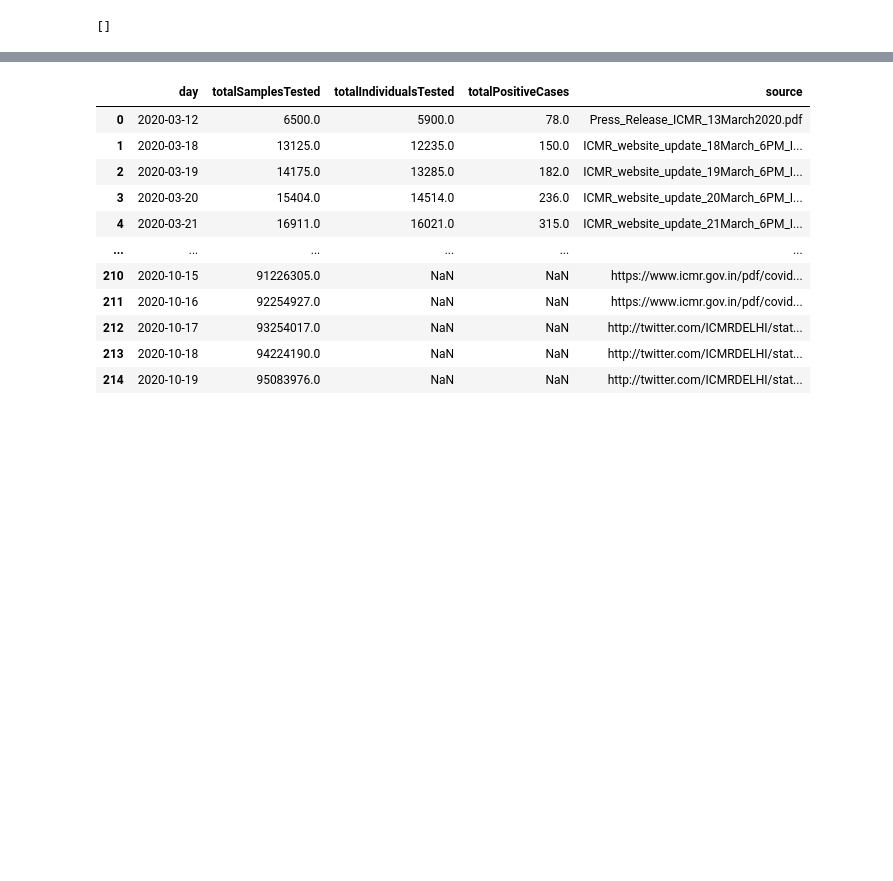
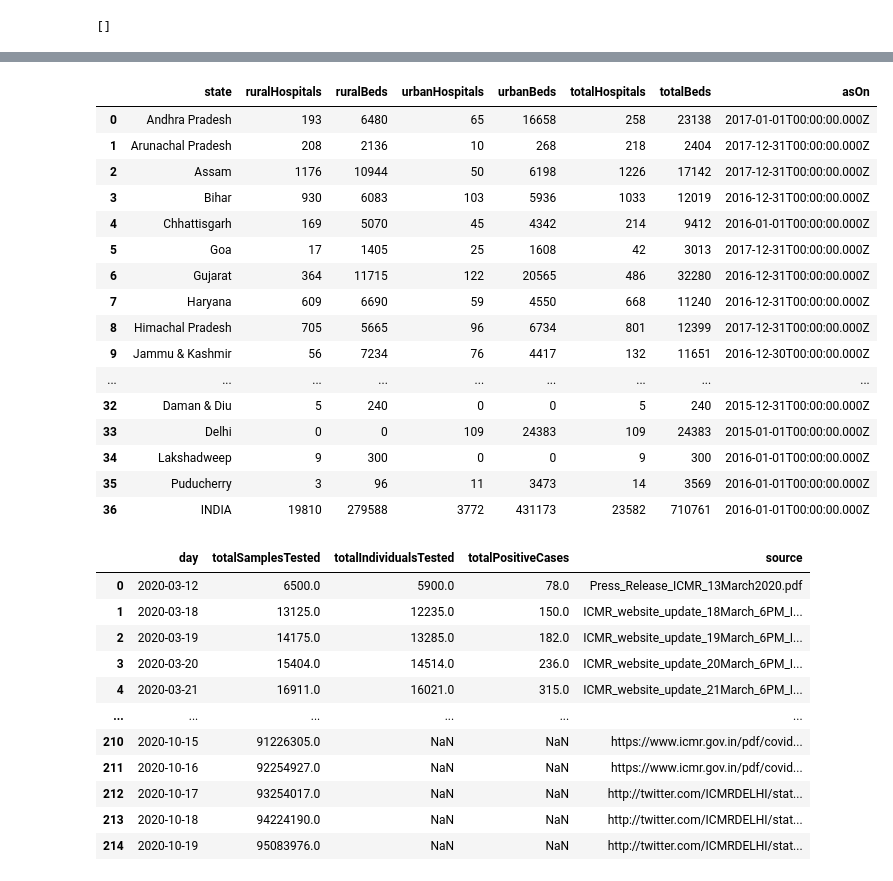
Before and after one commit to kusumakarshukla/COVID19, a Jupyter notebook: src/Untitled.ipynb, the cells around one changed output, grey strips where cells are left out. Saved outputs shown, nothing was run; the diff lists cells and outputs as text; code cells hidden in the pictures; blank space fills up the shorter version.

```diff
--- a/src/Untitled.ipynb
+++ b/src/Untitled.ipynb
@@ -232,7 +232,7 @@ types=['label','value']
 # %%
 import requests
 # %%
-res=requests.get('https://api.rootnet.in/covid19-in/stats/testing/history').text
+res=requests.get('https://api.rootnet.in/covid19-in/hospitals/beds').text
 # %%
 import json
 res=json.loads(res)
@@ -242,3 +259,23 @@ df=pd.DataFrame(res['data'])
+# %%
+pd.DataFrame(res['data']['regional'])
+# %% [output]
+|  | state | ruralHospitals | ruralBeds | urbanHospitals | urbanBeds | totalHospitals | totalBeds | asOn |
+| 0 | Andhra Pradesh | 193 | 6480 | 65 | 16658 | 258 | 23138 | 2017-01-01T00:00:00.000Z |
+| 1 | Arunachal Pradesh | 208 | 2136 | 10 | 268 | 218 | 2404 | 2017-12-31T00:00:00.000Z |
+| 2 | Assam | 1176 | 10944 | 50 | 6198 | 1226 | 17142 | 2017-12-31T00:00:00.000Z |
+| 3 | Bihar | 930 | 6083 | 103 | 5936 | 1033 | 12019 | 2016-12-31T00:00:00.000Z |
+| 4 | Chhattisgarh | 169 | 5070 | 45 | 4342 | 214 | 9412 | 2016-01-01T00:00:00.000Z |
+| 5 | Goa | 17 | 1405 | 25 | 1608 | 42 | 3013 | 2017-12-31T00:00:00.000Z |
+| 6 | Gujarat | 364 | 11715 | 122 | 20565 | 486 | 32280 | 2016-12-31T00:00:00.000Z |
+| 7 | Haryana | 609 | 6690 | 59 | 4550 | 668 | 11240 | 2016-12-31T00:00:00.000Z |
+| 8 | Himachal Pradesh | 705 | 5665 | 96 | 6734 | 801 | 12399 | 2017-12-31T00:00:00.000Z |
+| 9 | Jammu & Kashmir | 56 | 7234 | 76 | 4417 | 132 | 11651 | 2016-12-30T00:00:00.000Z |
+| ... | ... | ... | ... | ... | ... | ... | ... | ... |
+| 32 | Daman & Diu | 5 | 240 | 0 | 0 | 5 | 240 | 2015-12-31T00:00:00.000Z |
+| 33 | Delhi | 0 | 0 | 109 | 24383 | 109 | 24383 | 2015-01-01T00:00:00.000Z |
+| 34 | Lakshadweep | 9 | 300 | 0 | 0 | 9 | 300 | 2016-01-01T00:00:00.000Z |
+| 35 | Puducherry | 3 | 96 | 11 | 3473 | 14 | 3569 | 2016-01-01T00:00:00.000Z |
+| 36 | INDIA | 19810 | 279588 | 3772 | 431173 | 23582 | 710761 | 2016-01-01T00:00:00.000Z |
 # %%
 df
 # %% [output]
```
Also changed, not shown: parts of 2 cells of this notebook, 5 other files.
